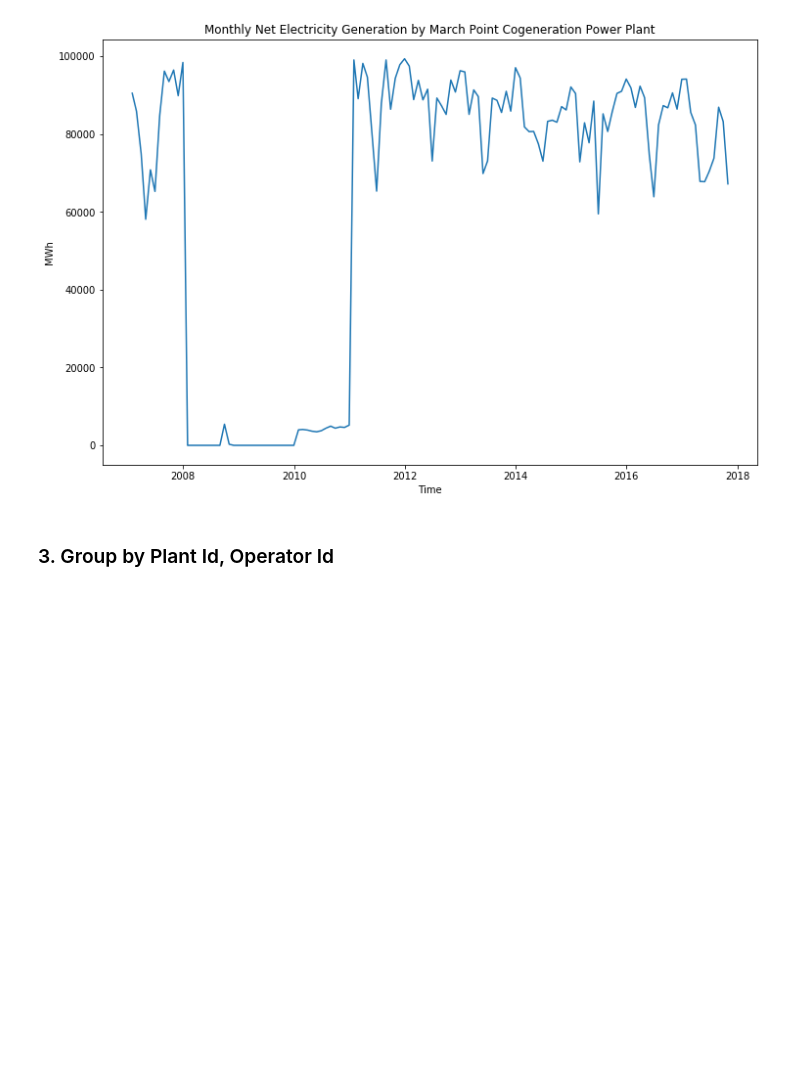
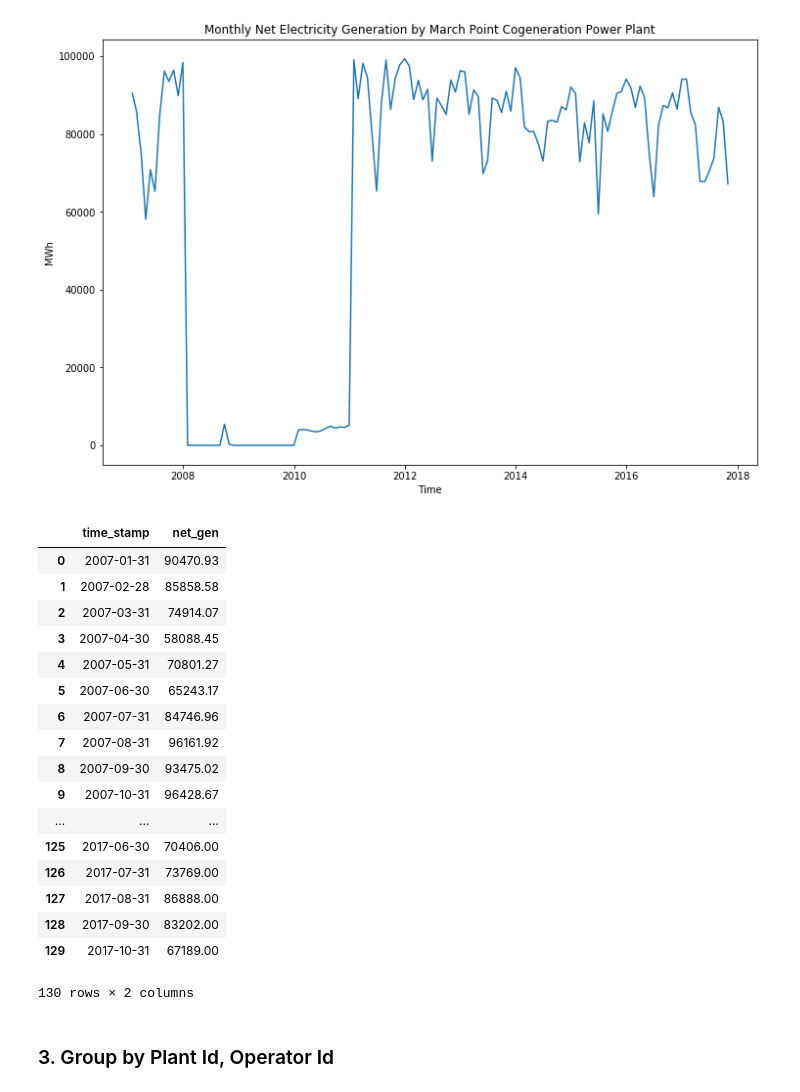
Before and after one commit to xingliuUT/battery_planner, a Jupyter notebook: import_data.ipynb, the cells around one changed output. Saved outputs shown, nothing was run; the diff lists cells and outputs as text; code cells hidden in the pictures; blank space fills up the shorter version.

```diff
--- a/import_data.ipynb
+++ b/import_data.ipynb
@@ -381,3 +383,26 @@ ax.set_title('Monthly Net Electricity Generation by March Point Cogeneration Pow
+# %%
+test = pd.read_csv('plantid54268.csv')
+# %%
+test
+# %% [output]
+|  | time_stamp | net_gen |
+| 0 | 2007-01-31 | 90470.93 |
+| 1 | 2007-02-28 | 85858.58 |
+| 2 | 2007-03-31 | 74914.07 |
+| 3 | 2007-04-30 | 58088.45 |
+| 4 | 2007-05-31 | 70801.27 |
+| 5 | 2007-06-30 | 65243.17 |
+| 6 | 2007-07-31 | 84746.96 |
+| 7 | 2007-08-31 | 96161.92 |
+| 8 | 2007-09-30 | 93475.02 |
+| 9 | 2007-10-31 | 96428.67 |
+| ... | ... | ... |
+| 125 | 2017-06-30 | 70406.00 |
+| 126 | 2017-07-31 | 73769.00 |
+| 127 | 2017-08-31 | 86888.00 |
+| 128 | 2017-09-30 | 83202.00 |
+| 129 | 2017-10-31 | 67189.00 |
+130 rows × 2 columns
 # %% [markdown]
 ### 3. Group by Plant Id, Operator Id
 # %%
```
Also changed, not shown: parts of 1 cell of this notebook, 1 other file.
